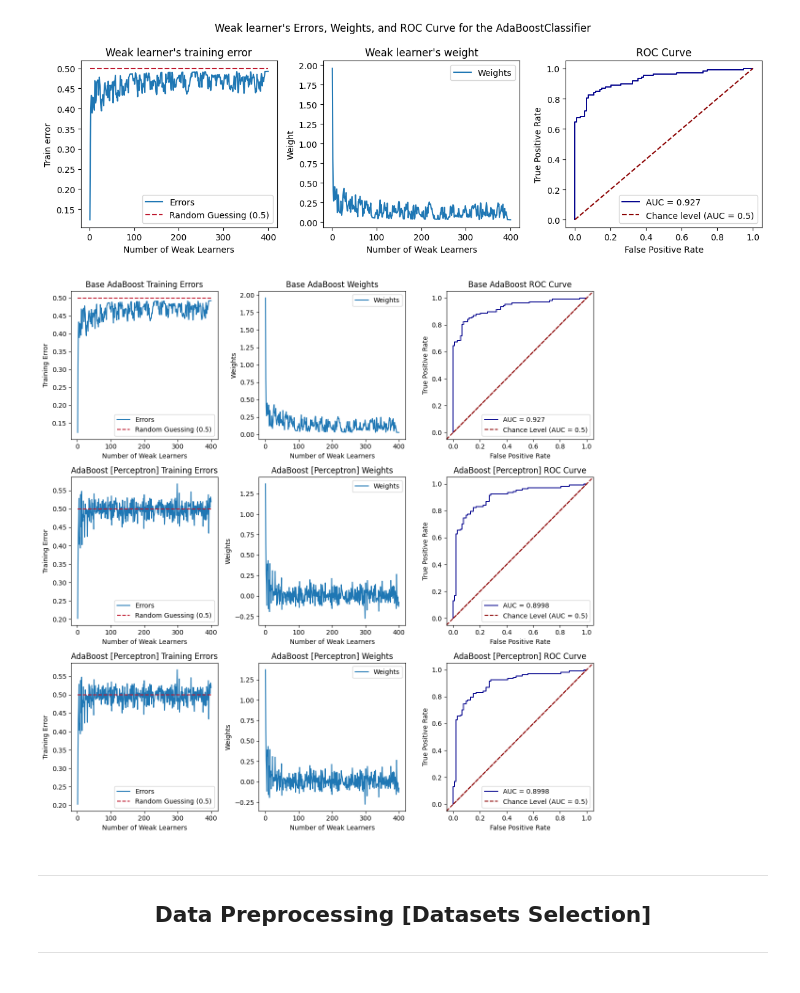
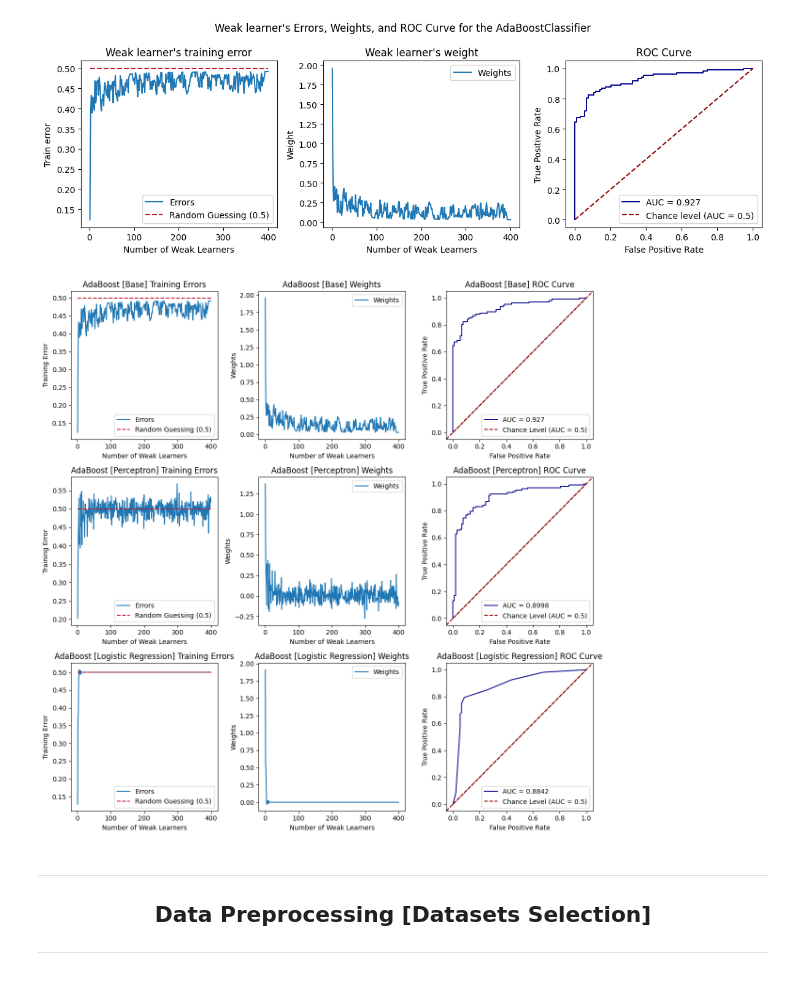
Before and after one commit to EstevesX10/ML1-AdaBoost-Analysis-Optimization, a Jupyter notebook: AdaBoost/AdaBoost.ipynb, the cells around one changed output. Cells and saved outputs as stored; diff of their text form; code cells hidden in the pictures.

Commit message:
Continued working on model analysis

```diff
--- a/AdaBoost/AdaBoost.ipynb
+++ b/AdaBoost/AdaBoost.ipynb
@@ -201,21 +201,22 @@ Plot_Model_Stats(ab, X_test, y_test)
 # %%
 # Assume FitModel1, FitModel2, FitModel3 are your models
 
 model1 = AdaBoost()
 model1.fit(X_train, y_train, M=400)
 
-model2 = AdaBoostClassifier()
-model2.fit(X_train, y_train)
+model2 = AdaBoostPerceptron()
+model2.fit(X_train, y_train, M=400)
 
-model3 = AdaBoostPerceptron()
+# MAYBE REMOVE THE ADABOOST WITH LOGISTIC REGRESSION
+model3 = AdaBoostLogisticRegression()
 model3.fit(X_train, y_train, M=400)
 
-models = [model1, model3, model3]
-model_names = ['Base AdaBoost', 'AdaBoost [Perceptron]','AdaBoost [Perceptron]']
+models = [model1, model2, model3]
+model_names = ['AdaBoost [Base]', 'AdaBoost [Perceptron]', 'AdaBoost [Logistic Regression]']
 
 Compare_Models_Stats(models, model_names, X_test, y_test)
 # %% [output]
-[figure, old version]
+[figure, new version]
 # %% [markdown]
 <div align = "center">
 
```
Also changed, not shown: parts of 14 cells of this notebook.
